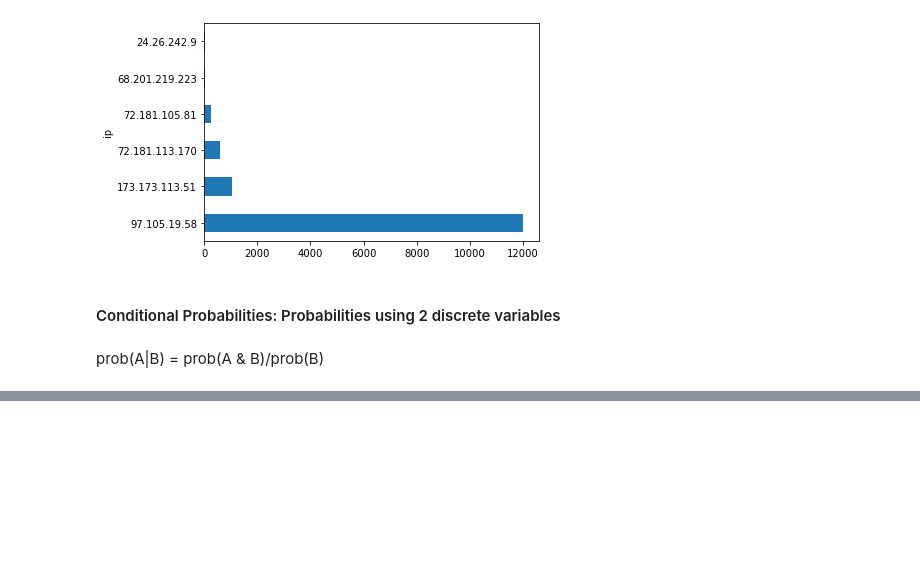
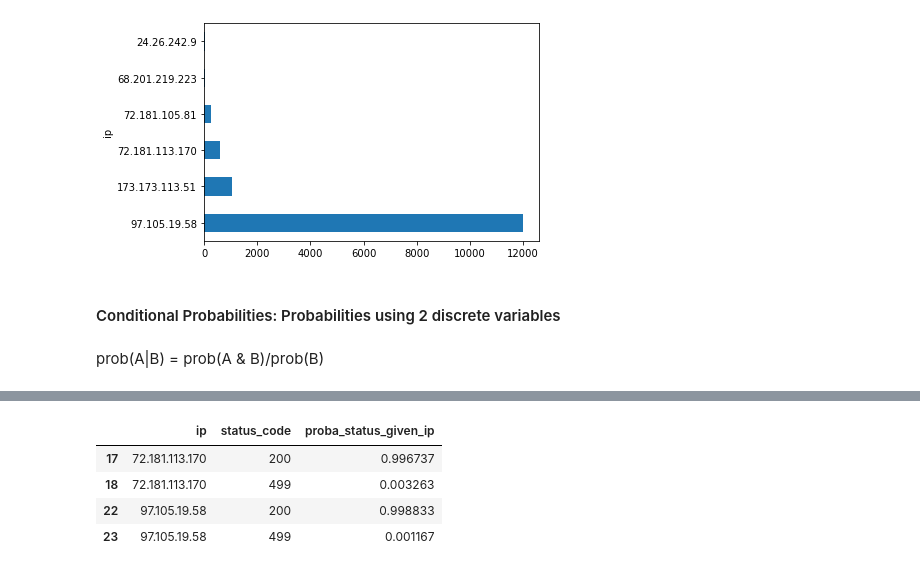
Before and after one commit to rajeshlamichhane04/anomaly-detection-exercises, a Jupyter notebook: discrete_anomaly_detection.ipynb, the cells around one changed output, grey strips where cells are left out. Cells and saved outputs as stored; diff of their text form; code cells hidden in the pictures; blank space fills up the shorter version.

```diff
--- a/discrete_anomaly_detection.ipynb
+++ b/discrete_anomaly_detection.ipynb
@@ -185,0 +183,9 @@ Name: status_code, dtype: float64
+# %%
+# Which IP addresses give us multiple status codes?
+status_given_ip[status_given_ip.proba_status_given_ip < 1]
+# %% [output]
+|  | ip | status_code | proba_status_given_ip |
+| 17 | 72.181.113.170 | 200 | 0.996737 |
+| 18 | 72.181.113.170 | 499 | 0.003263 |
+| 22 | 97.105.19.58 | 200 | 0.998833 |
+| 23 | 97.105.19.58 | 499 | 0.001167 |
```
Also changed, not shown: parts of 9 cells of this notebook.
